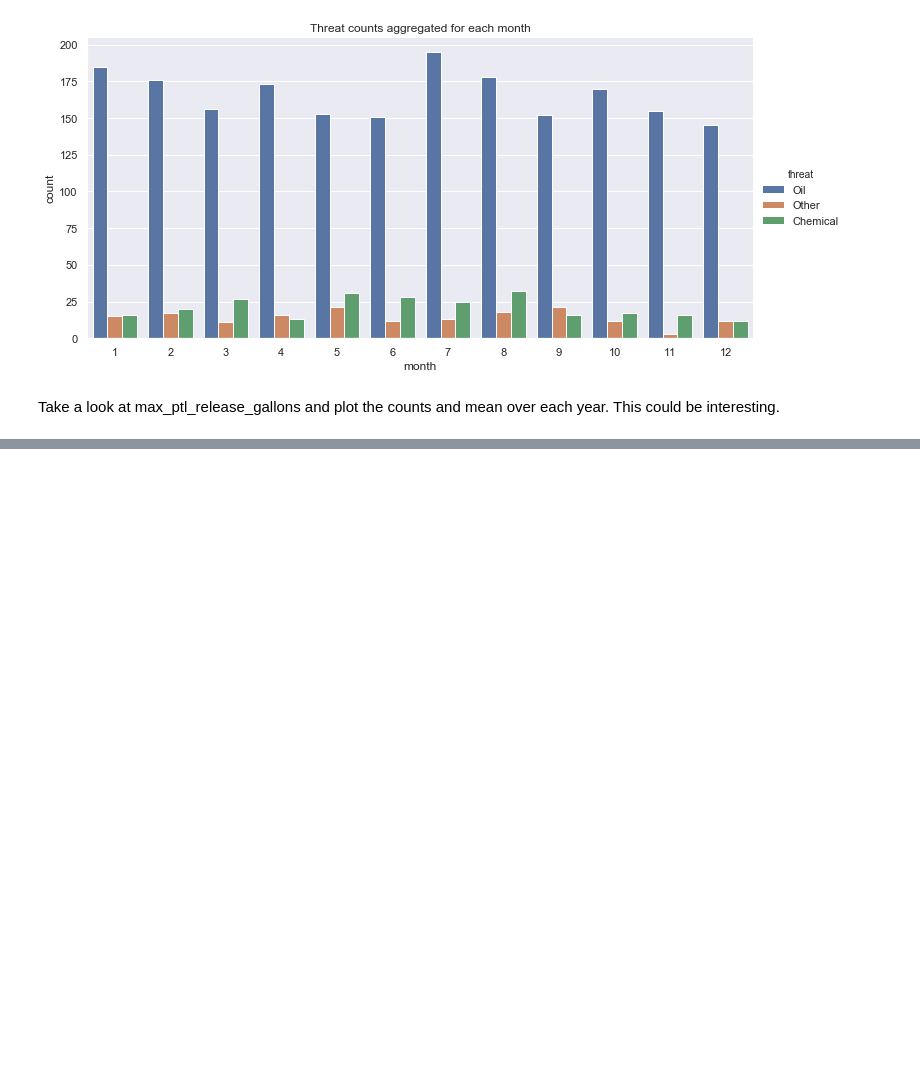
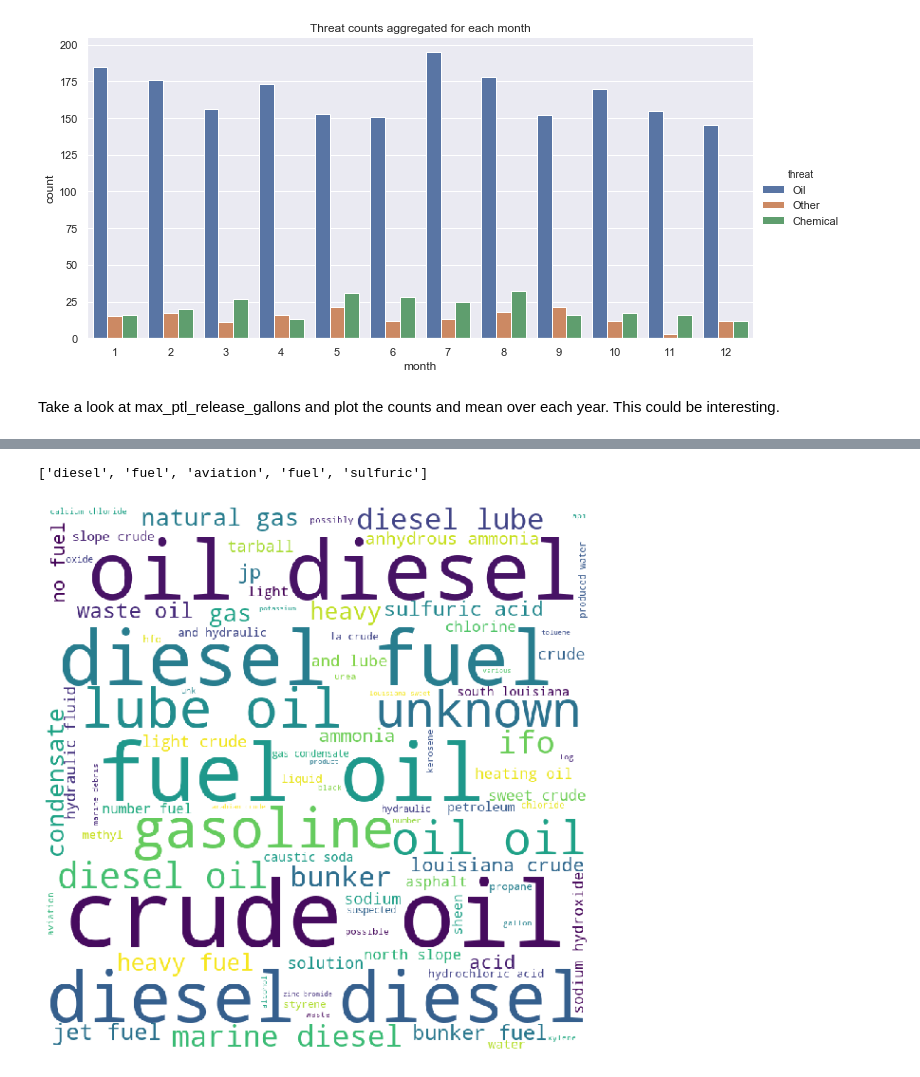
Before and after one commit to StevenVuong/EarthOrg, a Jupyter notebook: notebooks/EDA.ipynb, the cells around one changed output, grey strips where cells are left out. Saved outputs shown, nothing was run; the diff lists cells and outputs as text; code cells hidden in the pictures; blank space fills up the shorter version.

Commit message:
built wordcloud, need to remove repetitive worrds

```diff
--- a/notebooks/EDA.ipynb
+++ b/notebooks/EDA.ipynb
@@ -145,0 +186,37 @@ Name: commodity, Length: 1392, dtype: int64
+# %%
+def tokenise_strings(string_list) -> List[str]:
+
+    tokens = []
+    for string in string_list:
+
+        if not isinstance(string, str):
+            continue
+
+        string_tokens = string.lower().split()
+        tokens.extend(string_tokens)
+
+    return tokens
+# %%
+commodity_tokens = tokenise_strings(oilspills['commodity'])
+commodity_tokens[:5]
+# %% [output]
+['diesel', 'fuel', 'aviation', 'fuel', 'sulfuric']
+# %%
+hashtag_string = (" ").join(commodity_tokens)
+
+wordcloud = WordCloud(
+    width = 800,
+    height = 800,
+    background_color ='white',
+    stopwords = set(STOPWORDS),
+    min_font_size = 10).generate(hashtag_string)
+
+# plot the WordCloud image
+plt.figure(figsize = (8, 8), facecolor = None)
+plt.imshow(wordcloud)
+plt.axis("off")
+plt.tight_layout(pad = 0)
+
+plt.show()
+# %% [output]
+[figure, added]
```
Also changed, not shown: parts of 8 cells of this notebook, 1 other file.
